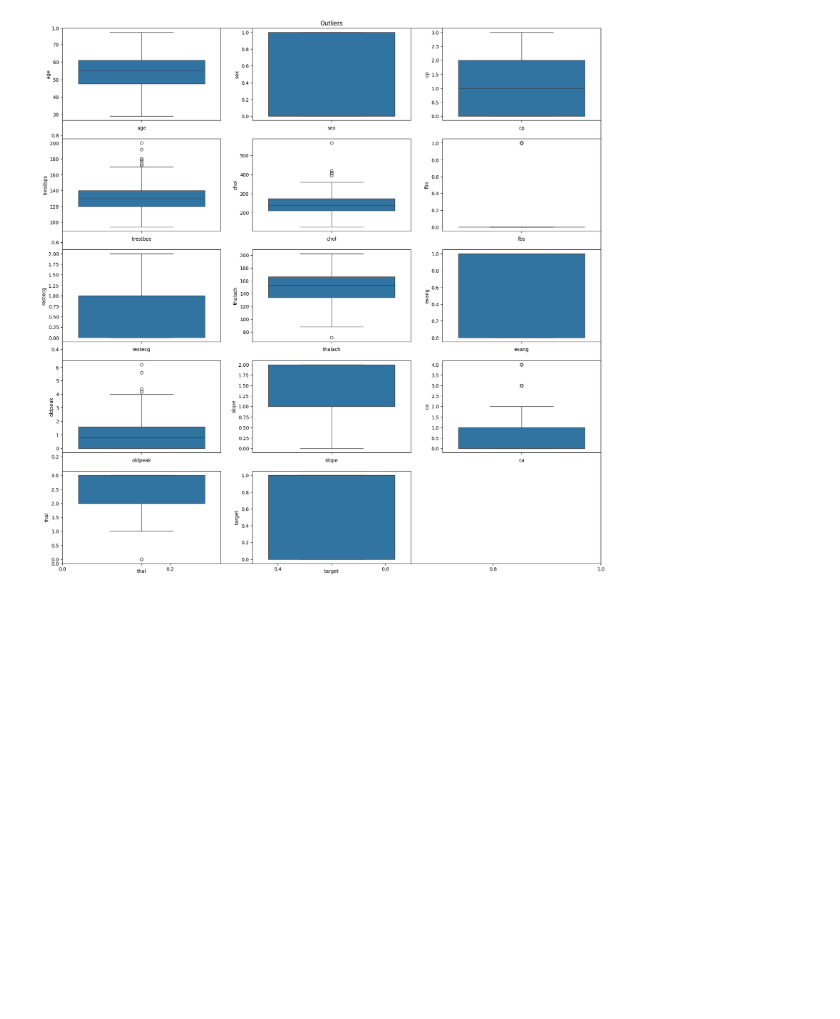
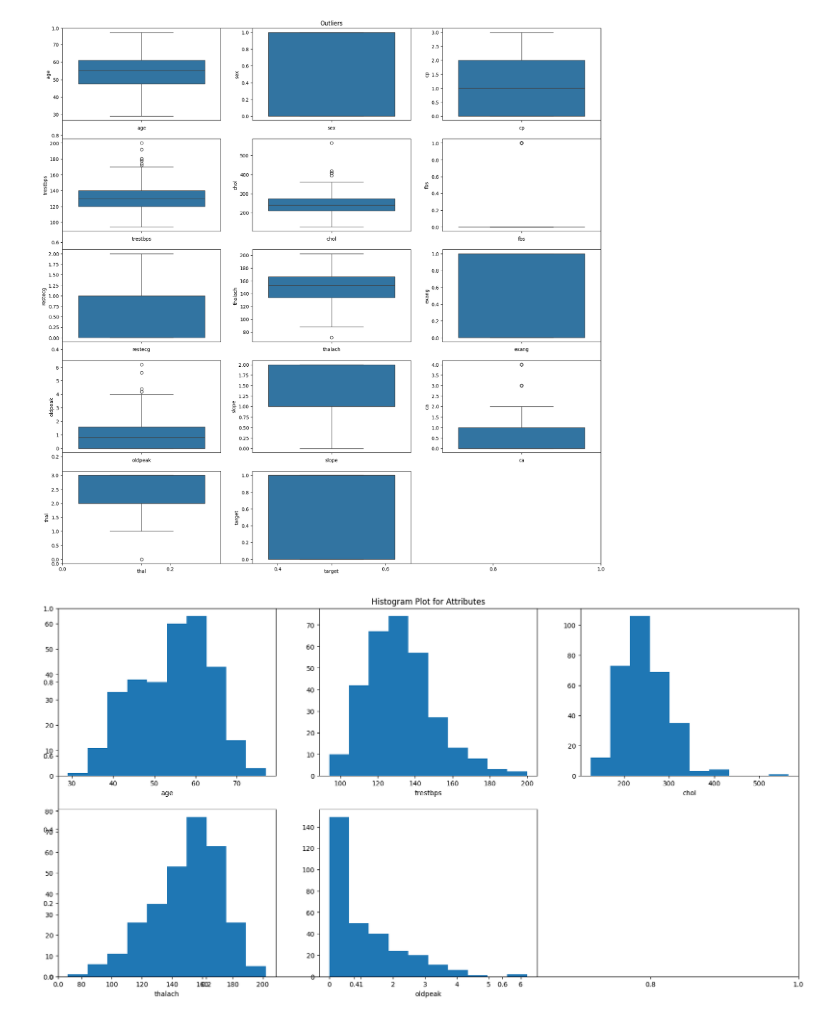
Before and after one commit to johnak/heart_disease_prediction, a Jupyter notebook: FinalProject_Group3.ipynb, the cells around one changed output. Cells and saved outputs as stored; diff of their text form; code cells hidden in the pictures; blank space fills up the shorter version.

Commit message:
Added Correlation Graph and Histogram for finding distribution

```diff
--- a/FinalProject_Group3.ipynb
+++ b/FinalProject_Group3.ipynb
@@ -78,0 +76,15 @@ for i in df.columns:
+# %%
+# Distribution of Individual Attributes
+continuousAttributes = ["age", "trestbps", "chol" ,"thalach", "oldpeak"]
+fig = plt.figure(figsize=(20,10))
+plt.title("Histogram Plot for Attributes")
+gs = gridspec.GridSpec(2,3)
+count = 0
+for i in continuousAttributes:
+    a = fig.add_subplot(gs[count])
+    a.set_xlabel(i)
+    df[i].hist(ax=a, grid=False)
+    count+=1
+#Q-Q plot
+# %% [output]
+[figure, added]
```
Also changed, not shown: parts of 4 cells of this notebook.
